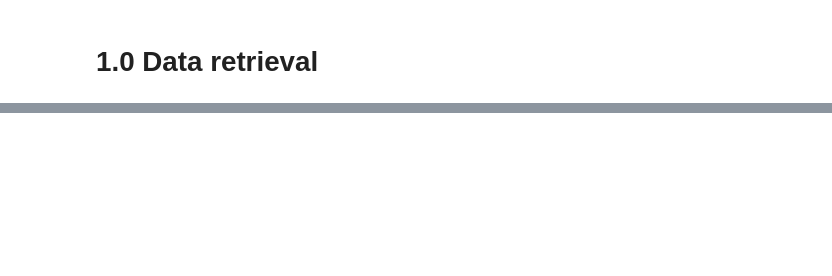
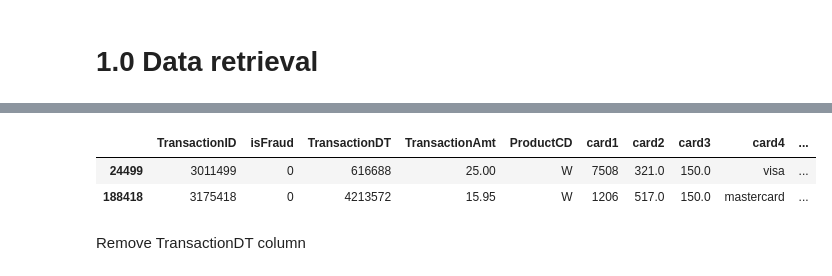
Before and after one commit to davins90/unsupervised_anomaly_detection, a Jupyter notebook: src/notebooks/1_data_ingestion/1_data_ingestion.ipynb, the cells around one changed output, grey strips where cells are left out. Saved outputs shown, nothing was run; the diff lists cells and outputs as text; code cells hidden in the pictures; blank space fills up the shorter version.

```diff
--- a/src/notebooks/1_data_ingestion/1_data_ingestion.ipynb
+++ b/src/notebooks/1_data_ingestion/1_data_ingestion.ipynb
@@ -20,0 +108,2 @@ ide.sample(3)
+# %%
+url_2 = 'https://drive.google.com/file/d/1p5APGJF5OBfVbRZM8T1ipdamz_Ga6USV/view?usp=share_link'
@@ -20,0 +117,8 @@ ide.sample(3)
+# %%
+tra.sample(2)
+# %% [output]
+|  | TransactionID | isFraud | TransactionDT | TransactionAmt | ProductCD | card1 | card2 | card3 | card4 | ... |
+| 24499 | 3011499 | 0 | 616688 | 25.00 | W | 7508 | 321.0 | 150.0 | visa | ... |
+| 188418 | 3175418 | 0 | 4213572 | 15.95 | W | 1206 | 517.0 | 150.0 | mastercard | ... |
+# %% [markdown]
+Remove TransactionDT column
```
Also changed, not shown: parts of 43 cells of this notebook, 11 other files.
